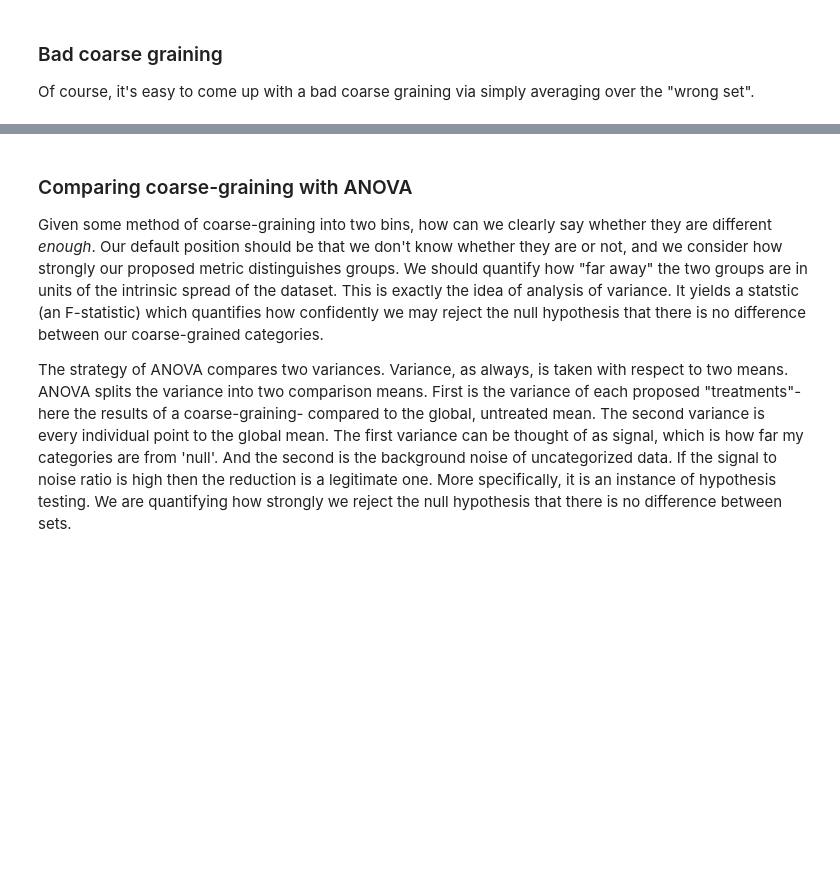
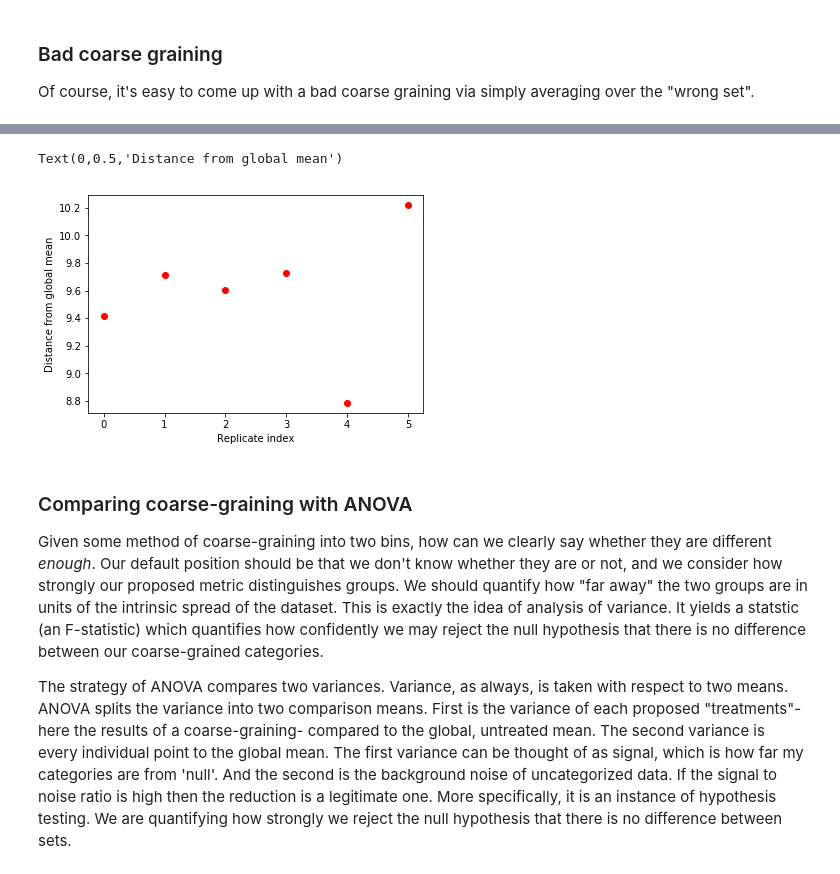
Before and after one commit to jmonroe2/biostats589, a Jupyter notebook: hw10/hw10.ipynb, the cells around one changed output, grey strips where cells are left out. Saved outputs shown, nothing was run; the diff lists cells and outputs as text; code cells hidden in the pictures; blank space fills up the shorter version.

```diff
--- a/hw10/hw10.ipynb
+++ b/hw10/hw10.ipynb
@@ -77,3 +81,17 @@ plt.ylabel("Bad classifier");
+# %%
+average_trial = np.mean(data,axis=0)
+
+coarse_grain_4 = np.zeros(6)
+for i,replicate in enumerate(data):
+    dist = np.sum(np.sqrt((replicate-average_trial)**2))
+    coarse_grain_4[i] = dist
+
+plt.plot(coarse_grain_4,'or')
+plt.xlabel("Replicate index")
+plt.ylabel("Distance from global mean")
+# %% [output]
+Text(0,0.5,'Distance from global mean')
+[figure, added]
 # %% [markdown]
 ### Comparing coarse-graining with ANOVA
 Given some method of coarse-graining into two bins, how can we clearly say whether they are different _enough_. Our default position should be that we don't know whether they are or not, and we consider how strongly our proposed metric distinguishes groups. We should quantify how "far away" the two groups are in units of the intrinsic spread of the dataset. This is exactly the idea of analysis of variance. It yields a statstic (an F-statistic) which quantifies how confidently we may reject the null hypothesis that there is no difference between our coarse-grained categories.
```
Also changed, not shown: parts of 7 cells of this notebook.
